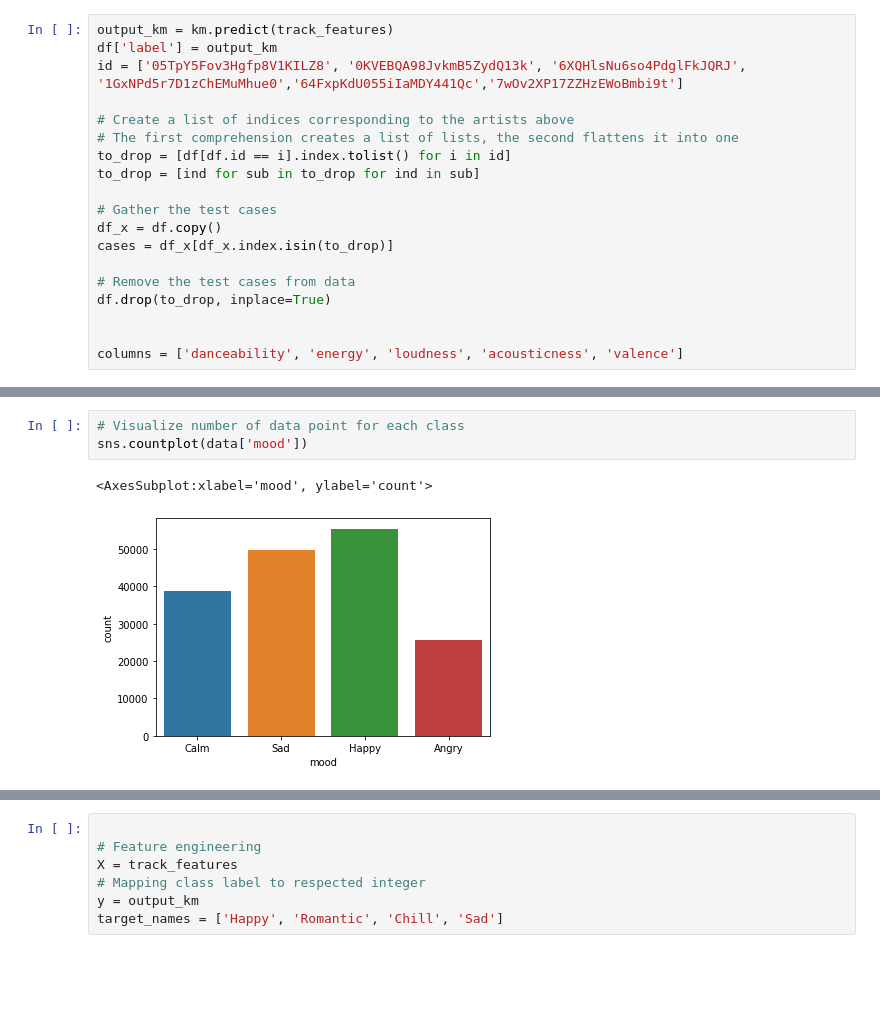
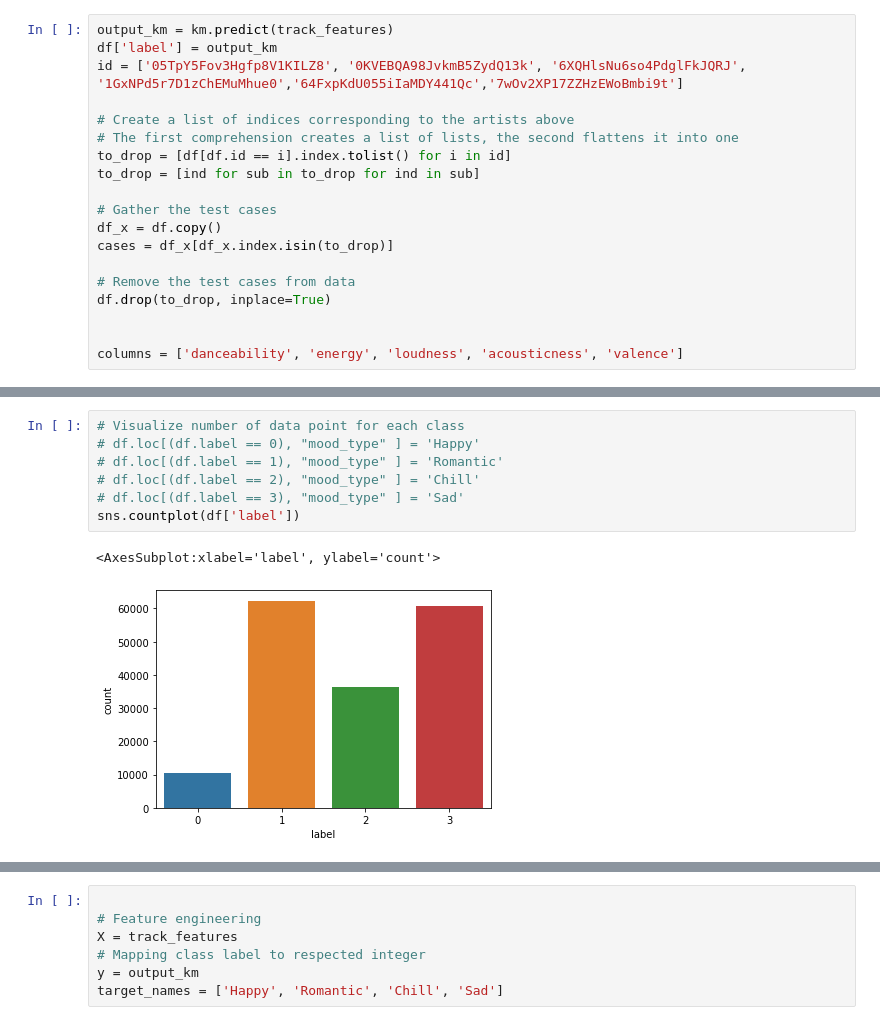
Before and after one commit to DorAzaria/Spotify-Machine-Learning-Project, a Jupyter notebook: SpotifyPredictionMood.ipynb, the cells around one changed output, grey strips where cells are left out. Saved outputs shown, nothing was run; the diff lists cells and outputs as text; blank space fills up the shorter version.

```diff
--- a/SpotifyPredictionMood.ipynb
+++ b/SpotifyPredictionMood.ipynb
@@ -221,7 +235,11 @@ valence 0.4451934180169911
-# %%
-# Visualize number of data point for each class
-sns.countplot(data['mood'])
-# %% [output]
-<AxesSubplot:xlabel='mood', ylabel='count'>
-[figure, removed]
+# %%
+# Visualize number of data point for each class
+# df.loc[(df.label == 0), "mood_type" ] = 'Happy'
+# df.loc[(df.label == 1), "mood_type" ] = 'Romantic'
+# df.loc[(df.label == 2), "mood_type" ] = 'Chill'
+# df.loc[(df.label == 3), "mood_type" ] = 'Sad'
+sns.countplot(df['label'])
+# %% [output]
+<AxesSubplot:xlabel='label', ylabel='count'>
+[figure, added]
 # %%
```
Also changed, not shown: parts of 14 cells of this notebook, 4 other files.
